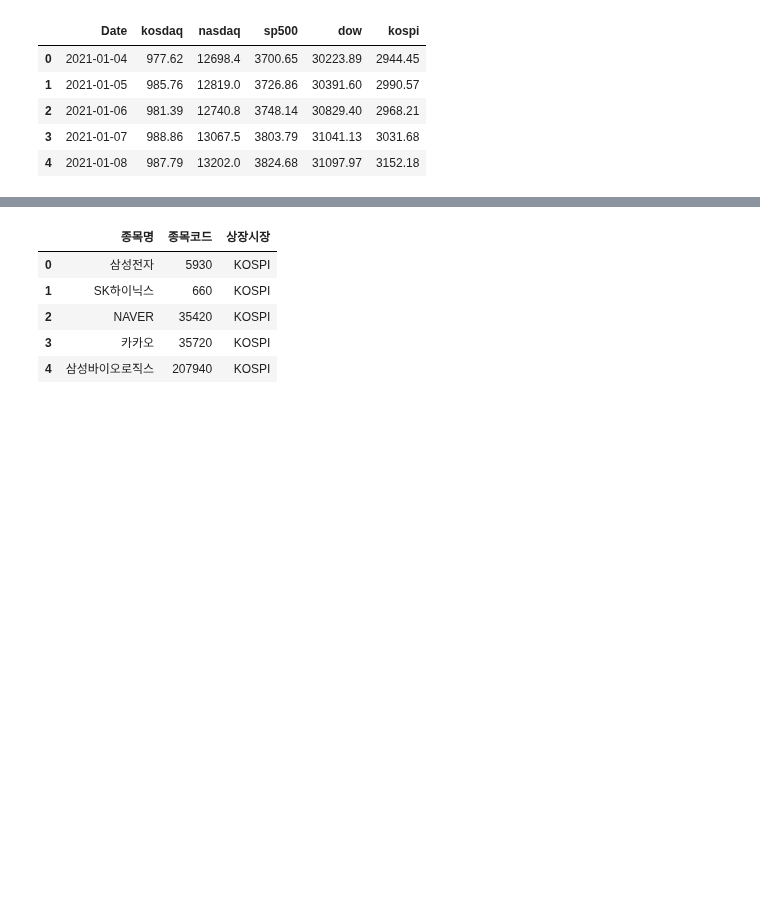
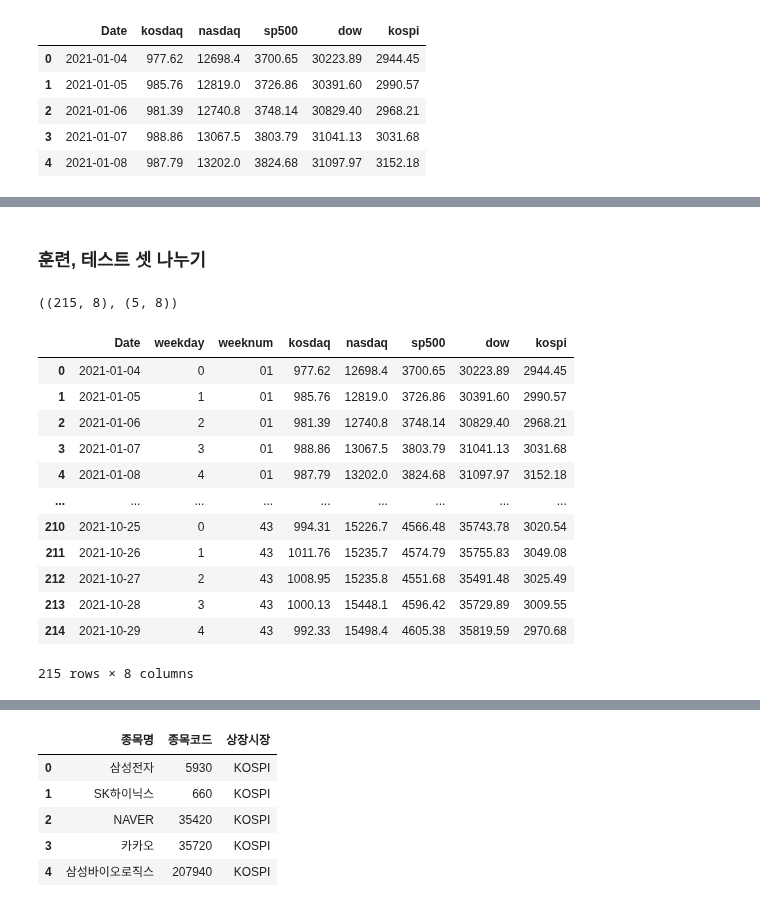
Before and after one commit to kbjung/Dacon, a Jupyter notebook: TP1/03_모델_선정/03-01_모델_선정_ver0.7.ipynb, the cells around one changed output, grey strips where cells are left out. Saved outputs shown, nothing was run; the diff lists cells and outputs as text; code cells hidden in the pictures; blank space fills up the shorter version.

```diff
--- a/TP1/03_모델_선정/03-01_모델_선정_ver0.7.ipynb
+++ b/TP1/03_모델_선정/03-01_모델_선정_ver0.7.ipynb
@@ -87,0 +115,2 @@ memory usage: 10.9+ KB
+# %% [markdown]
+### 훈련, 테스트 셋 나누기
@@ -87,0 +123,20 @@ memory usage: 10.9+ KB
+# %%
+train.shape, test.shape
+# %% [output]
+((215, 8), (5, 8))
+# %%
+train
+# %% [output]
+|  | Date | weekday | weeknum | kosdaq | nasdaq | sp500 | dow | kospi |
+| 0 | 2021-01-04 | 0 | 01 | 977.62 | 12698.4 | 3700.65 | 30223.89 | 2944.45 |
+| 1 | 2021-01-05 | 1 | 01 | 985.76 | 12819.0 | 3726.86 | 30391.60 | 2990.57 |
+| 2 | 2021-01-06 | 2 | 01 | 981.39 | 12740.8 | 3748.14 | 30829.40 | 2968.21 |
+| 3 | 2021-01-07 | 3 | 01 | 988.86 | 13067.5 | 3803.79 | 31041.13 | 3031.68 |
+| 4 | 2021-01-08 | 4 | 01 | 987.79 | 13202.0 | 3824.68 | 31097.97 | 3152.18 |
+| ... | ... | ... | ... | ... | ... | ... | ... | ... |
+| 210 | 2021-10-25 | 0 | 43 | 994.31 | 15226.7 | 4566.48 | 35743.78 | 3020.54 |
+| 211 | 2021-10-26 | 1 | 43 | 1011.76 | 15235.7 | 4574.79 | 35755.83 | 3049.08 |
+| 212 | 2021-10-27 | 2 | 43 | 1008.95 | 15235.8 | 4551.68 | 35491.48 | 3025.49 |
+| 213 | 2021-10-28 | 3 | 43 | 1000.13 | 15448.1 | 4596.42 | 35729.89 | 3009.55 |
+| 214 | 2021-10-29 | 4 | 43 | 992.33 | 15498.4 | 4605.38 | 35819.59 | 2970.68 |
+215 rows × 8 columns
```
Also changed, not shown: parts of 50 cells of this notebook, 28 other files.
